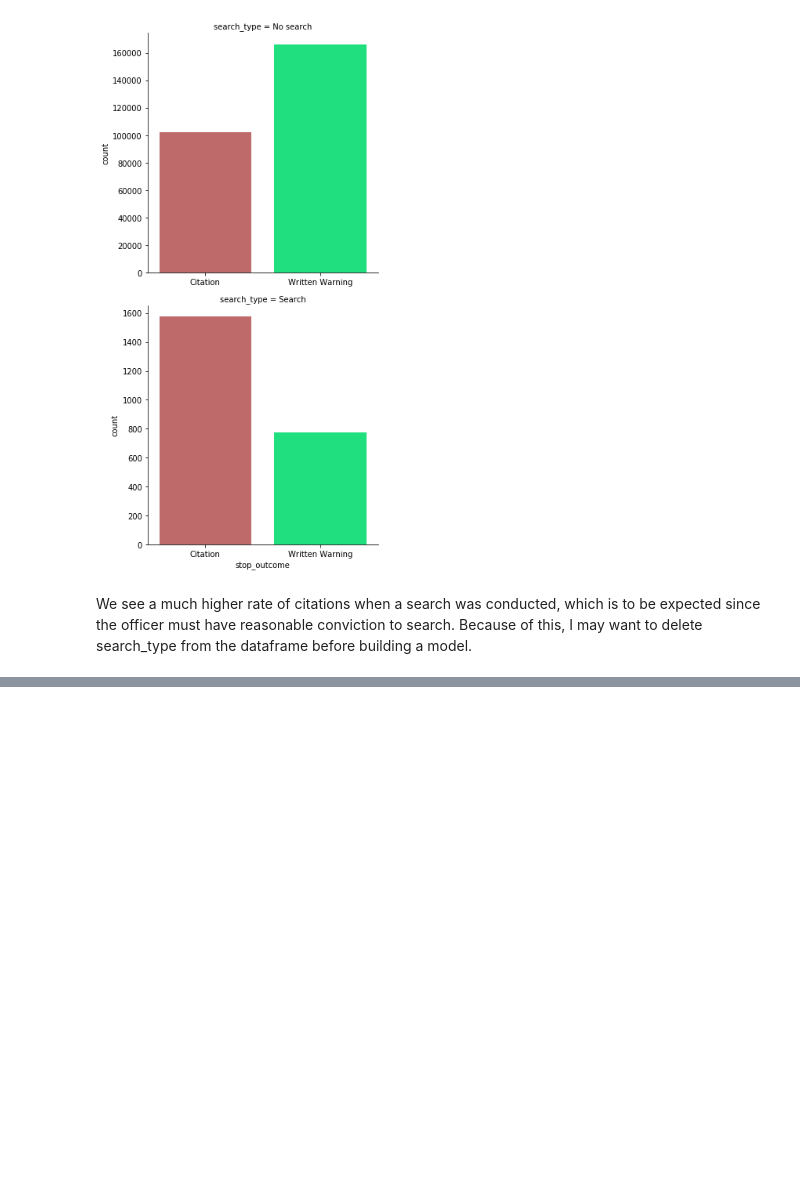
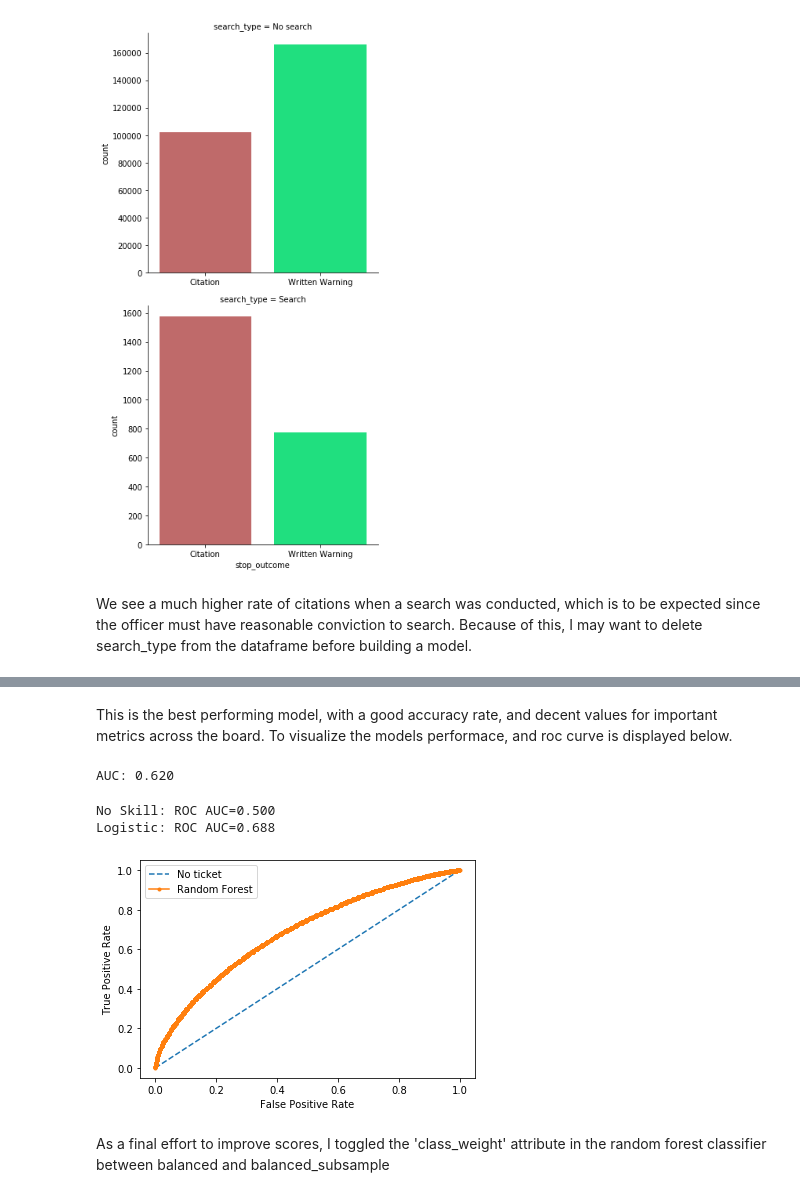
Before and after one commit to jillrosow/ticket_prediction, a Jupyter notebook: Capstone 1-Data analysis and Data story.ipynb, the cells around one changed output, grey strips where cells are left out. Cells and saved outputs as stored; diff of their text form; code cells hidden in the pictures; blank space fills up the shorter version.

```diff
--- a/Capstone 1-Data analysis and Data story.ipynb
+++ b/Capstone 1-Data analysis and Data story.ipynb
@@ -531,0 +1660,20 @@ We see a much higher rate of citations when a search was conducted, which is to
+# %%
+# ready to start the random tree classifier
+y = df_nodummy['stop_outcome']  # Labels
+X = df_nodummy.drop('stop_outcome', 1)  # Features
+# %%
+# Split dataset into training set and test set
+from sklearn.model_selection import train_test_split
+
+X_train, X_test, y_train, y_test = train_test_split(X, y, test_size=0.3) # 70% training and 30% test
+# %%
+#Import Random Forest Model
+from sklearn.ensemble import RandomForestClassifier
+
+#Create a random forest Classifier
+clf = RandomForestClassifier(n_estimators=100)
+
+# Train the model using the training sets y_pred=clf.predict(X_test)
+clf.fit(X_train, y_train)
+
+y_pred = clf.predict(X_test)
@@ -531,0 +1701,2 @@ We see a much higher rate of citations when a search was conducted, which is to
+# %% [markdown]
+This is the best performing model, with a good accuracy rate, and decent values for important metrics across the board. To visualize the models performace, and roc curve is displayed below.
@@ -531,0 +1709,47 @@ We see a much higher rate of citations when a search was conducted, which is to
+# %%
+# calculate AUC
+auc = roc_auc_score(y_test, ypred)
+print('AUC: %.3f' % auc)
+# %% [output]
+AUC: 0.620
+# %%
+# roc curve and auc
+from sklearn.datasets import make_classification
+from sklearn.linear_model import LogisticRegression
+from sklearn.model_selection import train_test_split
+from sklearn.metrics import roc_curve
+from sklearn.metrics import roc_auc_score
+from matplotlib import pyplot
+
+# generate a no ticket prediction (majority class)
+ns_probs = [0 for _ in range(len(y_test))]
+
+# predict probabilities
+lr_probs = clf.predict_proba(X_test)
+# keep probabilities for the positive outcome (ticket) only
+lr_probs = lr_probs[:, 1]
+# calculate scores
+ns_auc = roc_auc_score(y_test, ns_probs)
+lr_auc = roc_auc_score(y_test, lr_probs)
+# summarize scores
+print('No Skill: ROC AUC=%.3f' % (ns_auc))
+print('Logistic: ROC AUC=%.3f' % (lr_auc))
+# calculate roc curves
+ns_fpr, ns_tpr, _ = roc_curve(y_test, ns_probs)
+lr_fpr, lr_tpr, _ = roc_curve(y_test, lr_probs)
+# plot the roc curve for the model
+pyplot.plot(ns_fpr, ns_tpr, linestyle='--', label='No ticket')
+pyplot.plot(lr_fpr, lr_tpr, marker='.', label='Random Forest')
+# axis labels
+pyplot.xlabel('False Positive Rate')
+pyplot.ylabel('True Positive Rate')
+# show the legend
+pyplot.legend()
+# show the plot
+pyplot.show()
+# %% [output]
+No Skill: ROC AUC=0.500
+Logistic: ROC AUC=0.688
+[figure, added]
+# %% [markdown]
+As a final effort to improve scores, I toggled the 'class_weight' attribute in the random forest classifier between balanced and balanced_subsample
```
Also changed, not shown: parts of 106 cells of this notebook.
